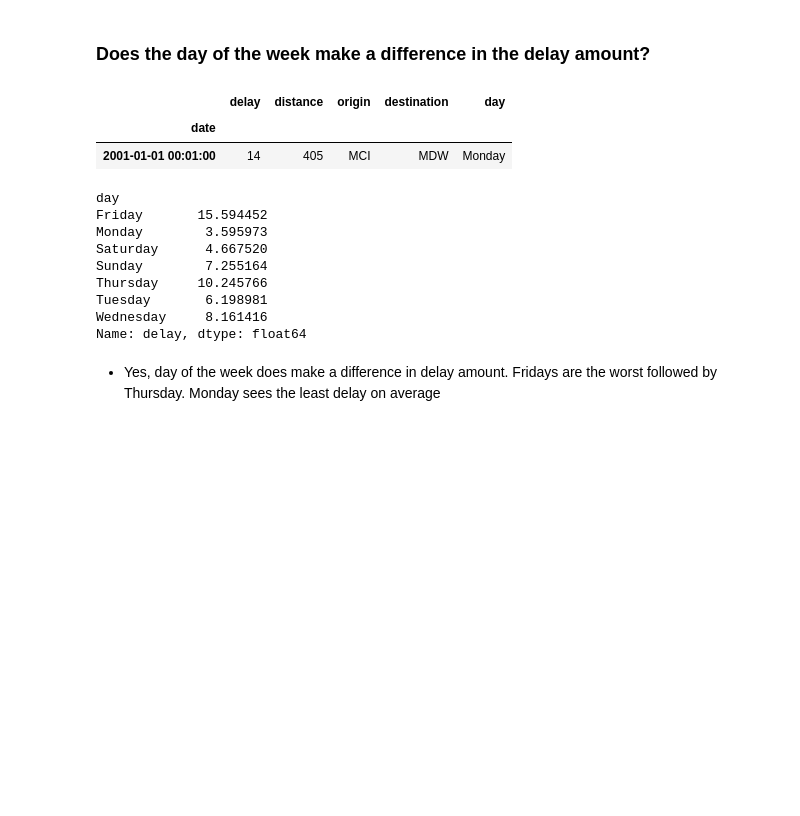
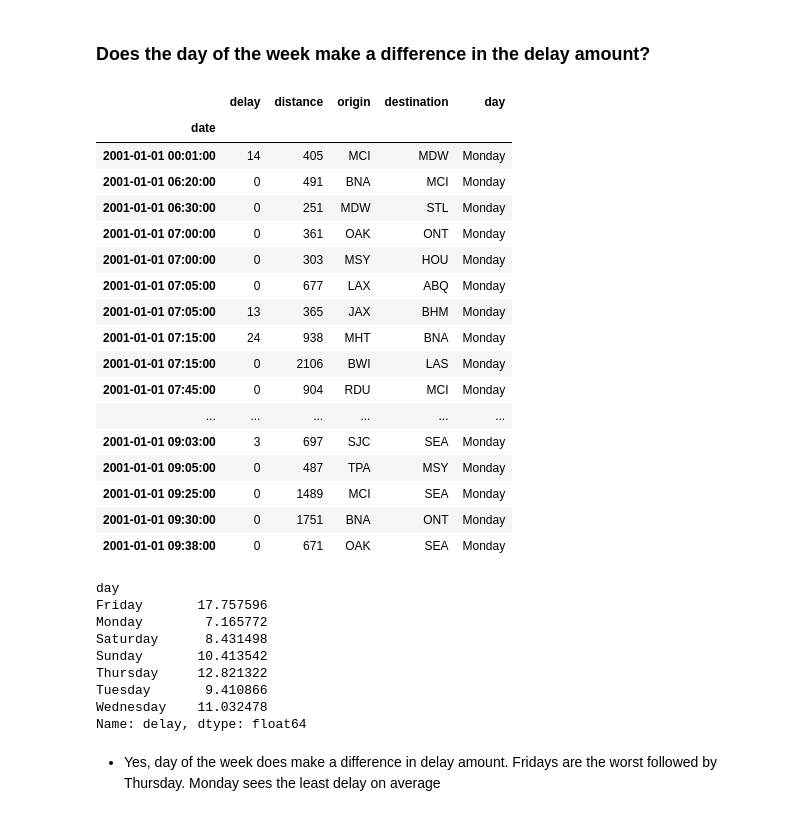
Before and after one commit to DBerchelmann/time-series-exercises, a Jupyter notebook: datetime_exercises.ipynb, the cells around one changed output. Drawn from its saved outputs; the diff is of its cells as text; code cells hidden in the pictures; blank space fills up the shorter version.

```diff
--- a/datetime_exercises.ipynb
+++ b/datetime_exercises.ipynb
@@ -250,4 +254,4 @@ df_flights.columns.to_list()
 # %% [output]
 ['delay', 'distance', 'origin', 'destination']
 # %%
-df_flights.delay.apply(lambda delay: 0 if delay < 0 else delay )
+df_flights['delay'] = df_flights.delay.apply(lambda delay: 0 if delay < 0 else delay )
@@ -278,22 +283,37 @@ Name: delay, dtype: float64
 # %%
 df_flights['day'] = df_flights.index.day_name()
 # %%
-df_flights.head(1)
+df_flights.head(25)
 # %% [output]
 |  | delay | distance | origin | destination | day |
 | date |  |  |  |  |  |
 | 2001-01-01 00:01:00 | 14 | 405 | MCI | MDW | Monday |
+| 2001-01-01 06:20:00 | 0 | 491 | BNA | MCI | Monday |
+| 2001-01-01 06:30:00 | 0 | 251 | MDW | STL | Monday |
+| 2001-01-01 07:00:00 | 0 | 361 | OAK | ONT | Monday |
+| 2001-01-01 07:00:00 | 0 | 303 | MSY | HOU | Monday |
+| 2001-01-01 07:05:00 | 0 | 677 | LAX | ABQ | Monday |
+| 2001-01-01 07:05:00 | 13 | 365 | JAX | BHM | Monday |
+| 2001-01-01 07:15:00 | 24 | 938 | MHT | BNA | Monday |
+| 2001-01-01 07:15:00 | 0 | 2106 | BWI | LAS | Monday |
+| 2001-01-01 07:45:00 | 0 | 904 | RDU | MCI | Monday |
+| ... | ... | ... | ... | ... | ... |
+| 2001-01-01 09:03:00 | 3 | 697 | SJC | SEA | Monday |
+| 2001-01-01 09:05:00 | 0 | 487 | TPA | MSY | Monday |
+| 2001-01-01 09:25:00 | 0 | 1489 | MCI | SEA | Monday |
+| 2001-01-01 09:30:00 | 0 | 1751 | BNA | ONT | Monday |
+| 2001-01-01 09:38:00 | 0 | 671 | OAK | SEA | Monday |
 # %%
 df_flights.groupby('day').delay.mean()
 # %% [output]
 day
-Friday       15.594452
-Monday        3.595973
-Saturday      4.667520
-Sunday        7.255164
-Thursday     10.245766
-Tuesday       6.198981
-Wednesday     8.161416
+Friday       17.757596
+Monday        7.165772
+Saturday      8.431498
+Sunday       10.413542
+Thursday     12.821322
+Tuesday       9.410866
+Wednesday    11.032478
 Name: delay, dtype: float64
 # %% [markdown]
 - Yes, day of the week does make a difference in delay amount. Fridays are the worst followed by Thursday. Monday sees the least delay on average
```
Also changed, not shown: parts of 4 cells of this notebook, 3 other files.
